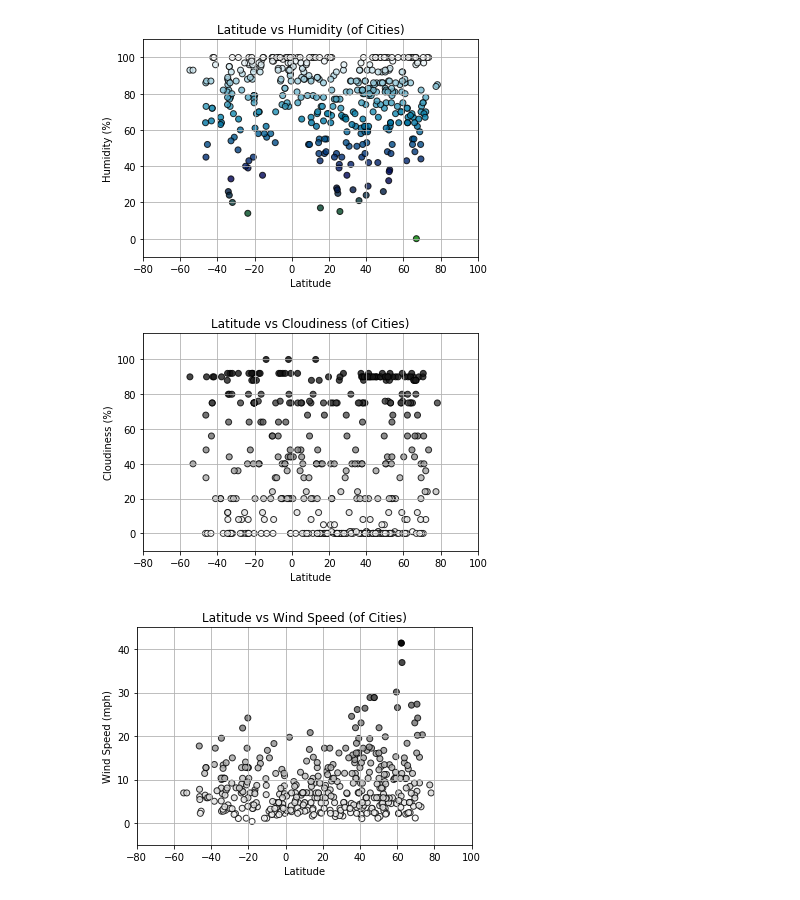
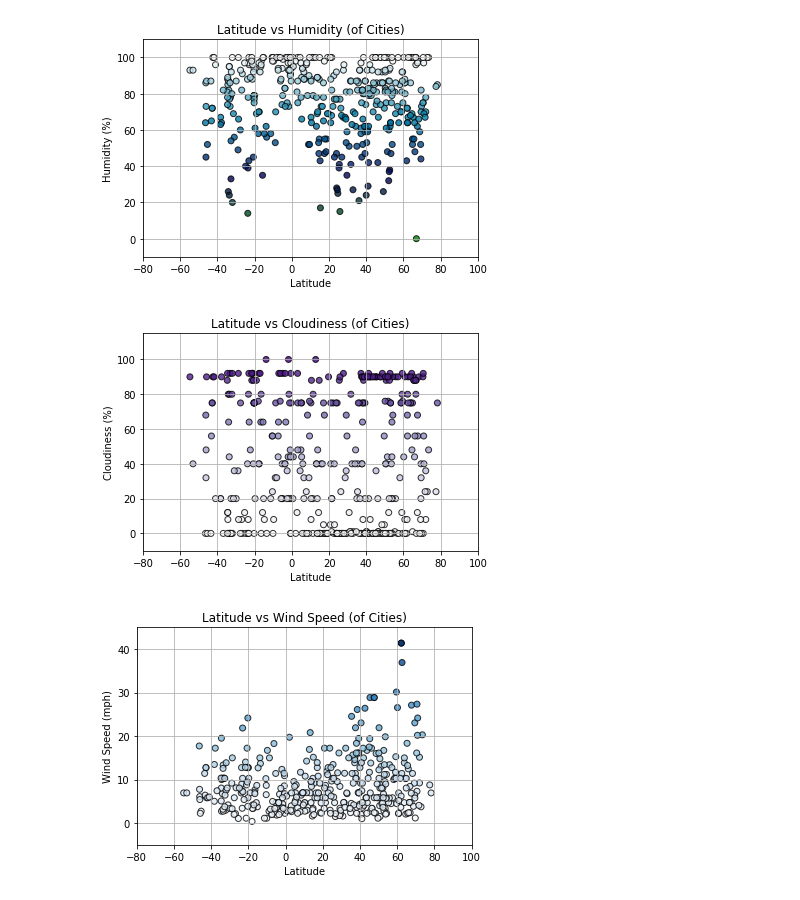
Before and after one commit to ovaispatoli/WeatherPy, a Jupyter notebook: WeatherPy.ipynb, the cells around one changed output. Drawn from its saved outputs; the diff is of its cells as text; code cells hidden in the pictures.

```diff
--- a/WeatherPy.ipynb
+++ b/WeatherPy.ipynb
@@ -275,29 +275,29 @@ plt.show()
 # %%
 #Cloudiness and Latitude
 plt.scatter(weather_data_df['Latitude'],
             weather_data_df['Cloudiness (%)'],
             #Set color to Cloudiness data to signify Humidity for each city
             c=weather_data_df["Cloudiness (%)"],
             edgecolor="black", linewidths=1, marker="o",
-            cmap="gist_yarg", alpha=0.8, label="City" )
+            cmap="Purples", alpha=0.8, label="City" )
 
 #Set parameters
 plt.grid(True)
 plt.xlim([-80,100])
 plt.ylim([-10,115])
 
 #Set Axis Labels and Titles
 plt.xlabel("Latitude")
 plt.ylabel("Cloudiness (%)")
 plt.title("Latitude vs Cloudiness (of Cities)")
 
 #Save figure
 plt.savefig("../WeatherPy/Files/Images/LatitudevsCloudiness.png")
 
 #Show the plot
 plt.show()
 # %% [output]
-[figure, old version]
+[figure, new version]
 # %%
 #Wind speed and Latitude
 plt.scatter(weather_data_df['Latitude'],
@@ -305,7 +305,7 @@ plt.scatter(weather_data_df['Latitude'],
             #Set color to Cloudiness data to signify Humidity for each city
             c=weather_data_df["Wind Speed (mph)"],
             edgecolor="black", linewidths=1, marker="o",
-            cmap="gist_yarg", alpha=0.8, label="City" )
+            cmap="Blues", alpha=0.8, label="City" )
 
 #Set parameters
 plt.grid(True)
@@ -323,4 +323,4 @@ plt.savefig("../WeatherPy/Files/Images/LatitudevsWind.png")
 #Show the plot
 plt.show()
 # %% [output]
-[figure, old version]
+[figure, new version]
```
Also changed, not shown: parts of 1 cell of this notebook, 2 other files.
